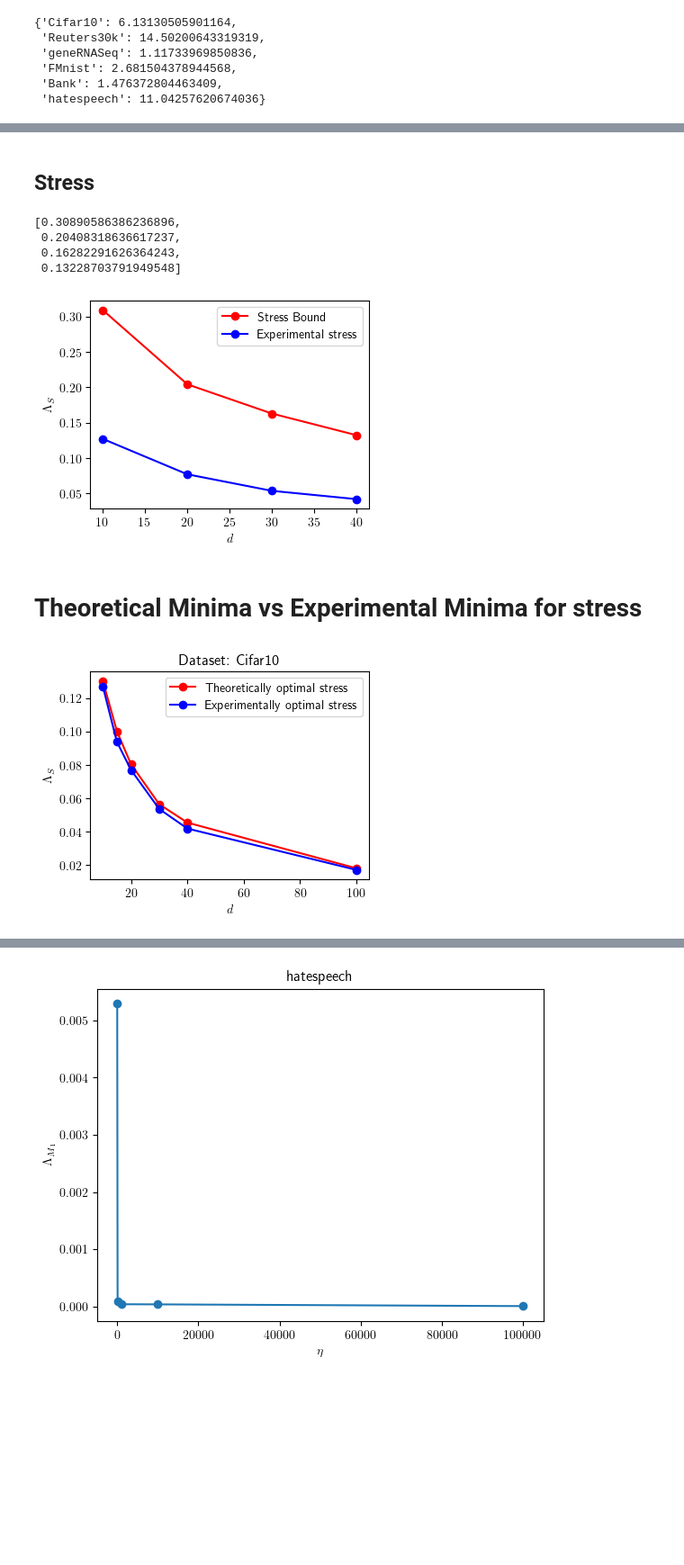
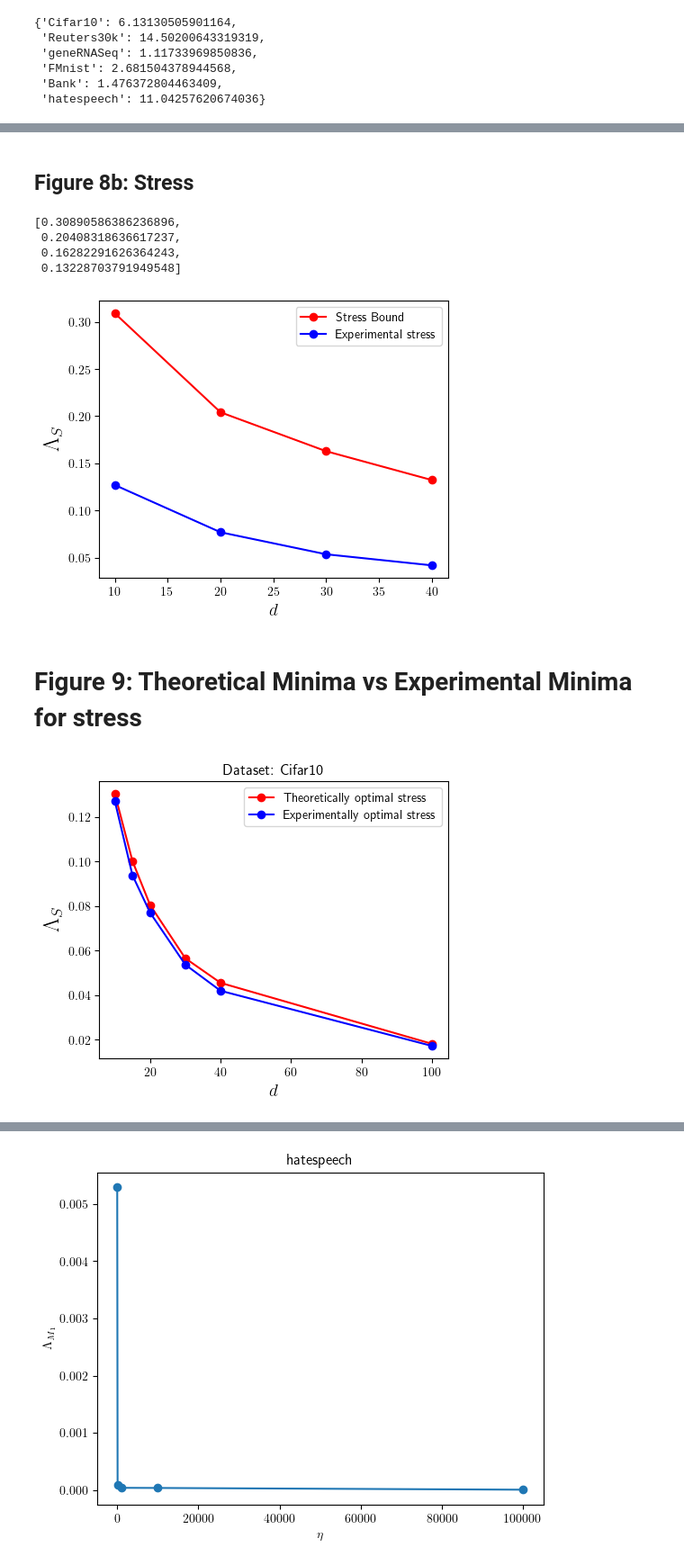
Before and after one commit to S3-Lab-IIT/DiffRed, a Jupyter notebook: Experiments/dimensionality_reduction_metrics/make_plots.ipynb, the cells around one changed output, grey strips where cells are left out. Shown: that part at 90% size. Cells and saved outputs as stored; diff of their text form; code cells hidden in the pictures; blank space fills up the shorter version.

```diff
--- a/Experiments/dimensionality_reduction_metrics/make_plots.ipynb
+++ b/Experiments/dimensionality_reduction_metrics/make_plots.ipynb
@@ -6,6 +7,8 @@ import matplotlib.pyplot as plt
 import matplotlib.cm as cm
 from matplotlib.ticker import MaxNLocator
 plt.rcParams['text.usetex'] = True
+# %%
+FIGSIZE=(5,4)
 # %%
 UTILS={
     "COMP_RES": './results/compiled_results/',
@@ -536,5 +345,5 @@ plt.close()
 # %% [markdown]
-## Stress
+## Figure 8b: Stress
 # %%
 METRIC='Stress'
 DATASET='Cifar10'
@@ -564,31 +373,31 @@ bound_vals
  0.16282291626364243,
  0.13228703791949548]
 # %%
-plt.figure(figsize=(4,3))
+plt.figure(figsize=FIGSIZE)
 plt.plot(target_dims, bound_vals, label='Stress Bound', color='red', marker='o', markersize=6, linestyle='-')
 plt.plot(target_dims, stress_vals, label='Experimental stress', color='blue', marker='o', markersize=6, linestyle='-')
-plt.xlabel(r'$d$')
-plt.ylabel(r'$\Lambda_{S}$')
+plt.xlabel(r'$d$', fontsize=14)
+plt.ylabel(r'$\Lambda_{S}$', fontsize=18)
 plt.legend()
 plt.show()
 plt.close()
 # %% [output]
-[figure, old version]
+[figure, new version]
 # %% [markdown]
-# Theoretical Minima vs Experimental Minima for stress
+# Figure 9: Theoretical Minima vs Experimental Minima for stress
 # %%
 target_dims=[10,15,20,30,40,100]
 th_min=[0.130287,0.100129, 0.080418, 0.056502,0.045487,0.018134 ]
 exp_min=[0.127005,0.093779,0.076988,0.053645,0.041934,0.017179]
 # %%
-plt.figure(figsize=(4,3))
+plt.figure(figsize=FIGSIZE)
 plt.plot(target_dims, th_min, label='Theoretically optimal stress', color='red', marker='o', markersize=6, linestyle='-')
 plt.plot(target_dims, exp_min, label='Experimentally optimal stress', color='blue', marker='o', markersize=6, linestyle='-')
-plt.xlabel(r'$d$')
-plt.ylabel(r'$\Lambda_{S}$')
+plt.xlabel(r'$d$', fontsize=14)
+plt.ylabel(r'$\Lambda_{S}$', fontsize=18)
 plt.title('Dataset: Cifar10')
 plt.legend()
 plt.show()
 plt.close()
 # %% [output]
-[figure, old version]
+[figure, new version]
```
Also changed, not shown: parts of 45 cells of this notebook, 1 other file.
